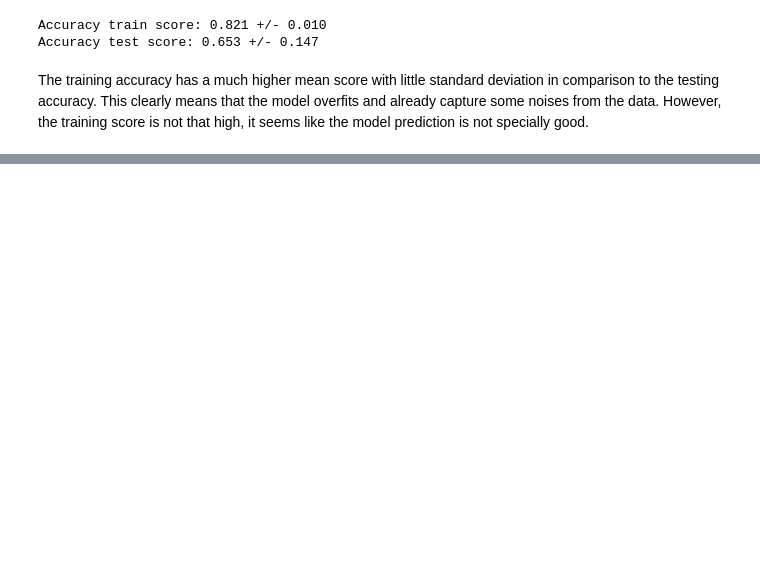
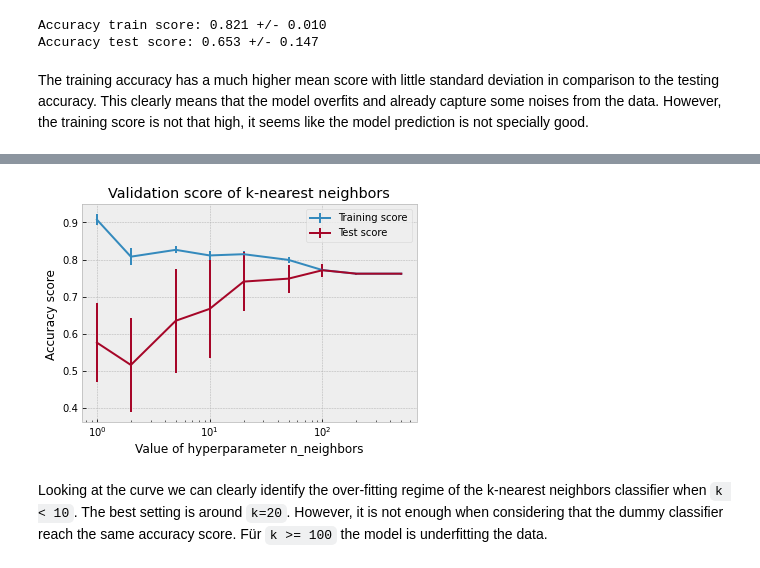
Before and after one commit to skacem/Learning-Machine-Learning, a Jupyter notebook: Scikit-learn/Exercise_202.ipynb, the cells around one changed output, grey strips where cells are left out. Drawn from its saved outputs; the diff is of its cells as text; code cells hidden in the pictures; blank space fills up the shorter version.

Commit message:
add validation curve analysis

```diff
--- a/Scikit-learn/Exercise_202.ipynb
+++ b/Scikit-learn/Exercise_202.ipynb
@@ -100,0 +122,23 @@ param_range = [1, 2, 5, 10, 20, 50, 100, 200, 500]
+# %%
+# We will use the following parameter range:
+param_range = [1, 2, 5, 10, 20, 50, 100, 200, 500]
+
+train_scores, test_scores = validation_curve(model, data, target,
+                                             param_name='kneighborsclassifier__n_neighbors',
+                                             param_range=param_range,
+                                             cv=5, n_jobs=2)
+# %%
+import matplotlib.pyplot as plt
+
+plt.style.use('bmh')
+plt.errorbar(param_range, train_scores.mean(axis=1), yerr=train_scores.std(axis=1), label="Training score")
+plt.errorbar(param_range, test_scores.mean(axis=1), yerr=test_scores.std(axis=1), label="Test score")
+plt.xscale("log")
+plt.legend()
+plt.xlabel(r"Value of hyperparameter n_neighbors")
+plt.ylabel("Accuracy score ")
+plt.title("Validation score of k-nearest neighbors");
+# %% [output]
+[figure, added]
+# %% [markdown]
+Looking at the curve we can clearly identify the over-fitting regime of the k-nearest neighbors classifier when `k < 10`. The best setting is around `k=20`. However, it is not enough when considering that the dummy classifier reach the same accuracy score. Für `k >= 100` the model is underfitting the data.
```
Also changed, not shown: parts of 5 cells of this notebook.
